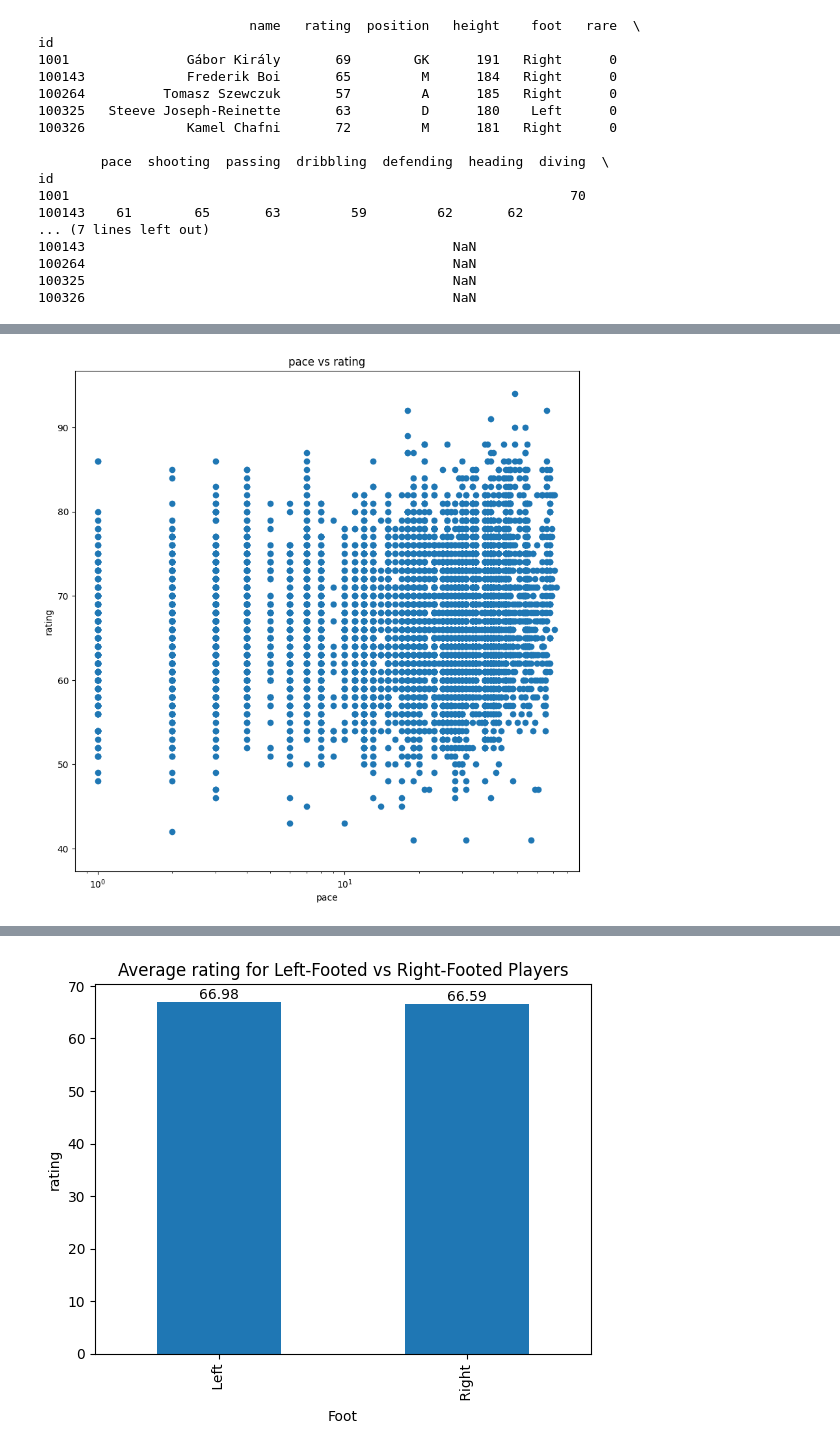
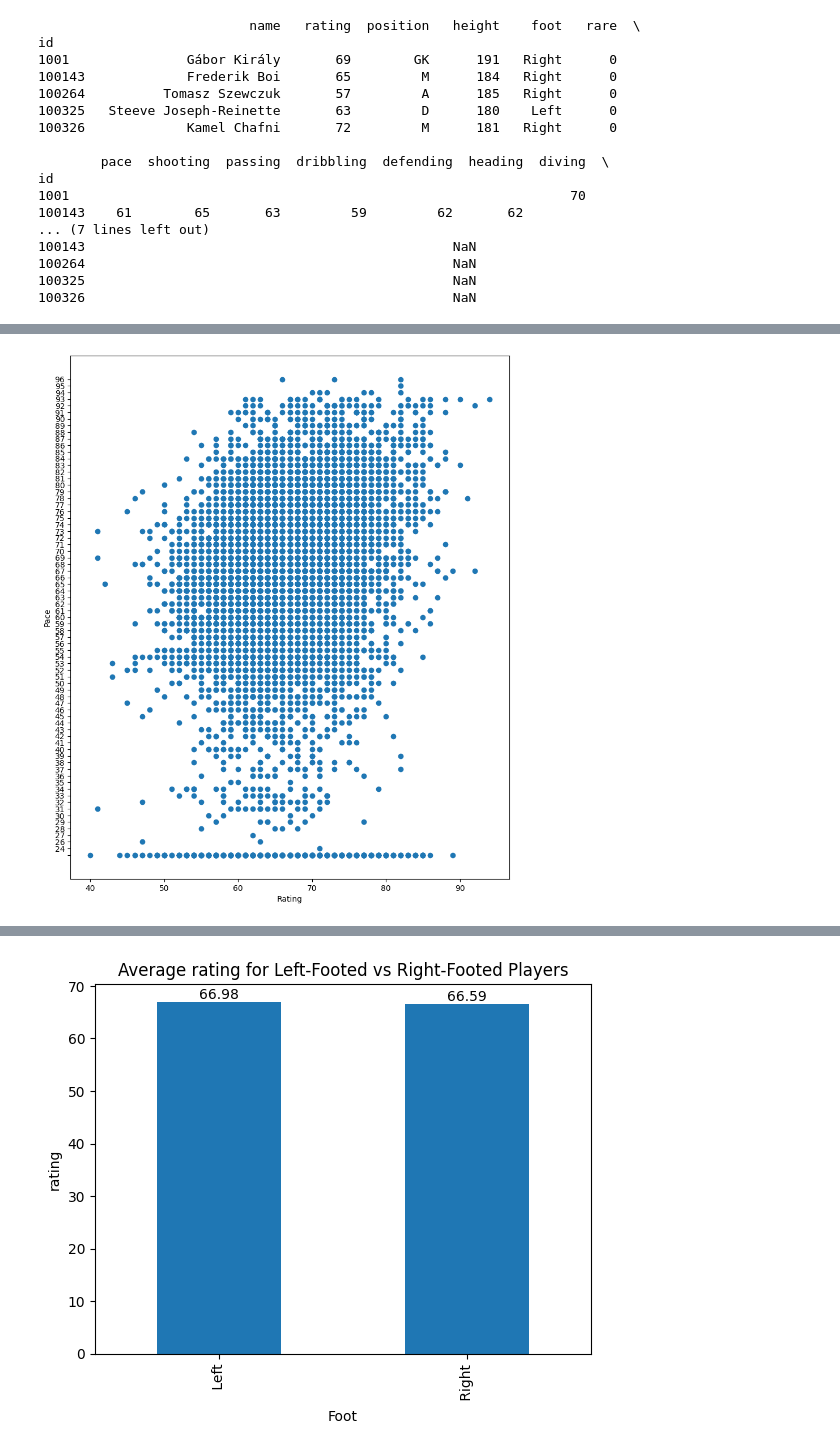
Before and after one commit to Francesfahey/BigData, a Jupyter notebook: fifaCA26_4_23.ipynb, the cells around one changed output, grey strips where cells are left out. Saved outputs shown, nothing was run; the diff lists cells and outputs as text; code cells hidden in the pictures.

```diff
--- a/fifaCA26_4_23.ipynb
+++ b/fifaCA26_4_23.ipynb
@@ -77,17 +35,23 @@ Name:  rating, Length: 8847, dtype: int64
-# %%
-import matplotlib.pyplot as plt
-plt.figure(figsize=(10,10)) # Increase the figure size
-plt.scatter(pace, rating)
-
-plt.xlabel('pace')
-plt.ylabel('rating')
-plt.title('pace vs rating')
-
-
-plt.xscale('log')
-plt.show()
-# %% [output]
-[figure, removed]
+# %%
+import pandas as pd
+import numpy as np
+import matplotlib.pyplot as plt
+
+rating = fifa_df[' rating'].to_numpy()
+pace = fifa_df[' pace'].to_numpy()
+
+sort_indices = np.argsort(pace)
+rating_sorted = rating[sort_indices]
+pace_sorted = pace[sort_indices]
+
+# plot the results
+fig, ax = plt.subplots(figsize=(10, 12))  # specify the figure size
+ax.scatter(rating_sorted, pace_sorted)
+ax.set_xlabel('Rating')
+ax.set_ylabel('Pace')
+plt.show()
+# %% [output]
+[figure, added]
 # %%
 import pandas as pd
 import matplotlib.pyplot as plt
```
Also changed, not shown: parts of 12 cells of this notebook.
